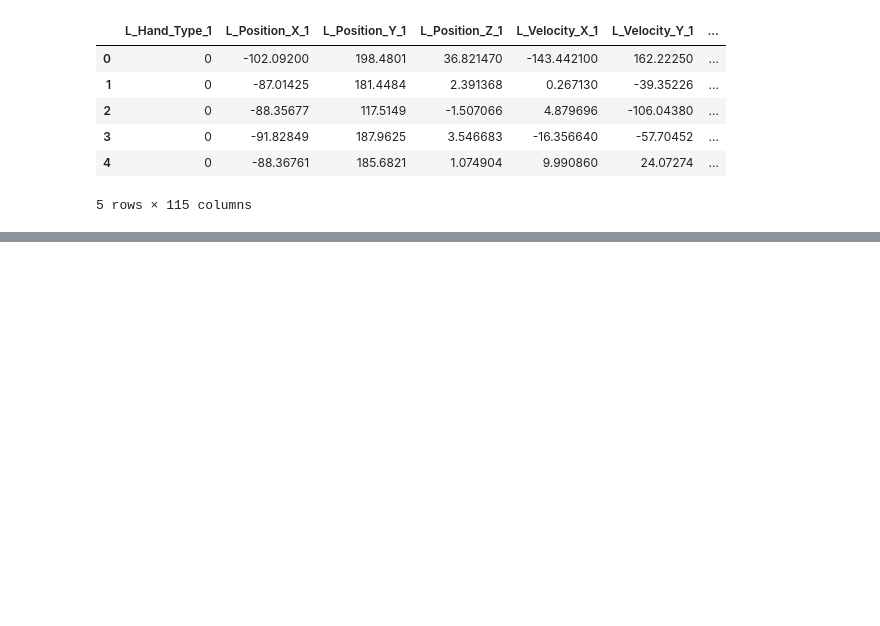
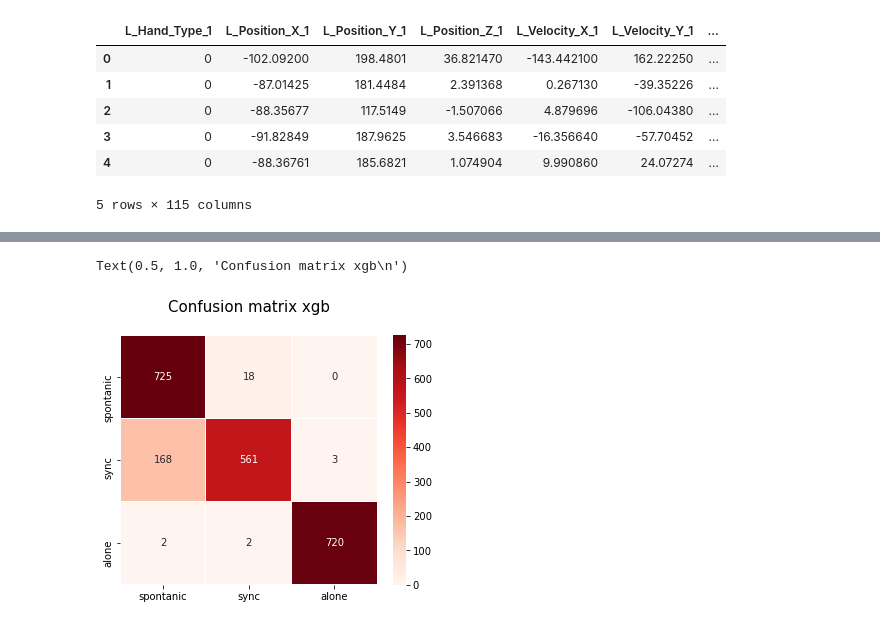
Before and after one commit to renanarimon/ML, a Jupyter notebook: a hands.ipynb, the cells around one changed output, grey strips where cells are left out. Drawn from its saved outputs; the diff is of its cells as text; code cells hidden in the pictures; blank space fills up the shorter version.

```diff
--- a/a hands.ipynb
+++ b/a hands.ipynb
@@ -196,0 +281,5 @@ X_reduced = pca.fit_transform(X)
+# %%
+dfs = [oded_sp, oded_sync, oded_al, it_sp, it_sync, it_al, mor_sp, mor_sync, mor_al]
+df_test = pd.concat(dfs)
+numeric(df_test)
+df_test = df_test.dropna()
@@ -317,3 +394,0 @@ X_test_f = df_test.drop(['label'], axis=1)
-# %%
-xgb.fit(X, y)
-xgb.score(X_test_f, y_test_f)
@@ -322,3 +394,0 @@ xgb.score(X_test_f, y_test_f)
-# %%
-random_forest.fit(X, y)
-random_forest.score(X_test_f, y_test_f)
@@ -326,0 +401,13 @@ ValueError: Input contains NaN, infinity or a value too large for dtype('float32
+# %%
+#voting
+pipeline = Pipeline([
+    ('scaler1', StandardScaler()),
+    ('pca1', PCA(n_components=15)),
+    ('clf', VotingClassifier([
+        ('rf', RandomForestClassifier(max_depth=20, n_estimators=150)),
+        ('xgb', XGBClassifier(eval_metric='mlogloss', learning_rate=0.1, n_estimators=150))],voting='soft'))])
+
+pipeline.fit(X, y)
+y_pred_vote = pipeline.predict(X_test_f)
+score_vote = round(pipeline.score(X_test_f, y_test_f),4)
+score_vote
@@ -326,0 +458,16 @@ ValueError: Input contains NaN, infinity or a value too large for dtype('float32
+# %%
+from sklearn import metrics
+from sklearn.metrics import confusion_matrix
+
+plt.figure(figsize=(5,4))
+cnf_matrix = confusion_matrix(y_test_f, y_pred_vote)
+
+x_axis_labels = ['spontanic', 'sync', 'alone'] # labels for x-axis
+y_axis_labels = ['spontanic', 'sync', 'alone'] # labels for y-axis
+sns.heatmap(pd.DataFrame(cnf_matrix), annot=True,cmap="Reds" , fmt='g', xticklabels=x_axis_labels, yticklabels=y_axis_labels, linewidths=0.1)
+
+plt.tight_layout()
+plt.title('Confusion matrix xgb\n', fontsize=15)
+# %% [output]
+Text(0.5, 1.0, 'Confusion matrix xgb\n')
+[figure, added]
```
Also changed, not shown: parts of 57 cells of this notebook, 1 other file.
